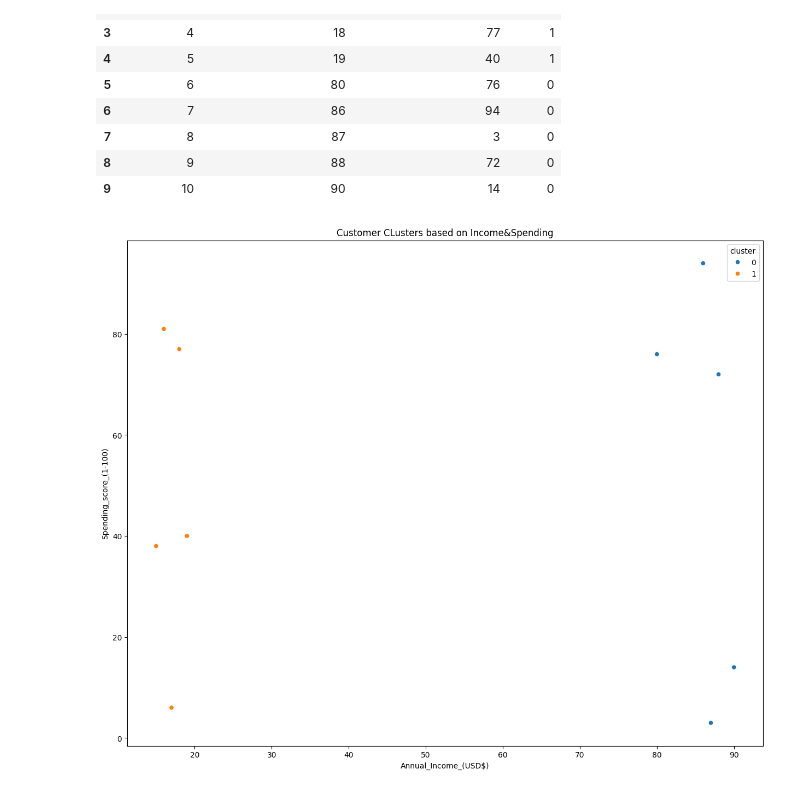
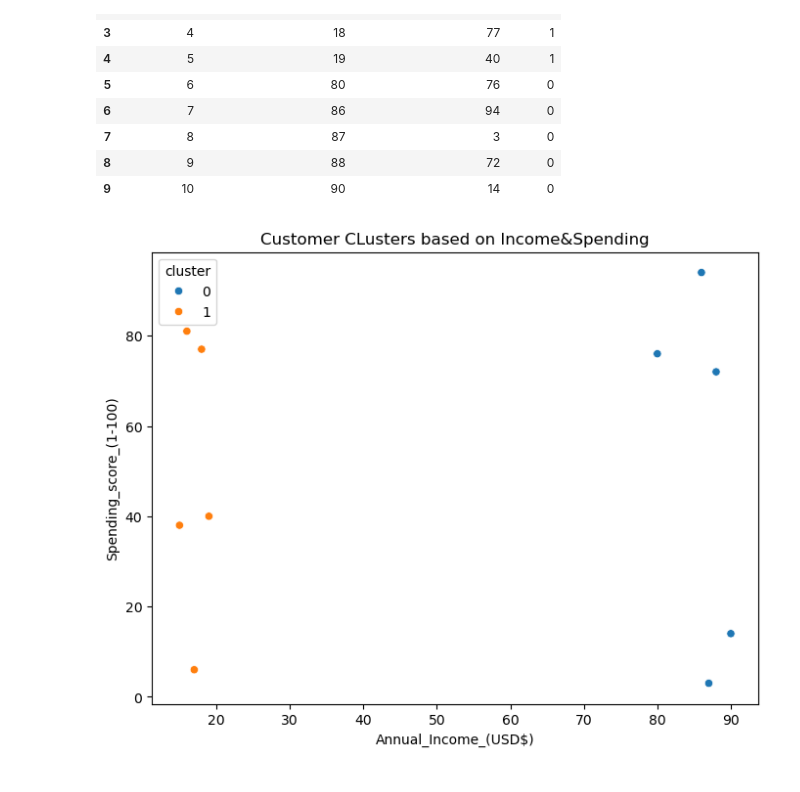
Before and after one commit to SelinaMasembe/Wanyana_Selina_Masembe, a Jupyter notebook: InstructorJeff/Machine_Learning/week 5/unsupervised_learning.ipynb, the cells around one changed output. Saved outputs shown, nothing was run; the diff lists cells and outputs as text; code cells hidden in the pictures.

```diff
--- a/InstructorJeff/Machine_Learning/week 5/unsupervised_learning.ipynb
+++ b/InstructorJeff/Machine_Learning/week 5/unsupervised_learning.ipynb
@@ -93,13 +115,15 @@ df
 | 8 | 9 | 88 | 72 | 0 |
 | 9 | 10 | 90 | 14 | 0 |
 # %%
-plt.figure(figsize=(15,12))
+#Visualize the clusters
+#You can use a scatter plot to visualize the clusters.
+plt.figure(figsize=(8,6))
 sns.scatterplot(data=df,x='Annual_Income_(USD$)',y='Spending_Score_(1-100)',hue='cluster')
 
 plt.title('Customer CLusters based on Income&Spending')
 
 plt.xlabel('Annual_Income_(USD$)')
 plt.ylabel('Spending_score_(1-100)')
 plt.show()
 # %% [output]
-[figure, old version]
+[figure, new version]
```
Also changed, not shown: parts of 9 cells of this notebook, 2 other files.
